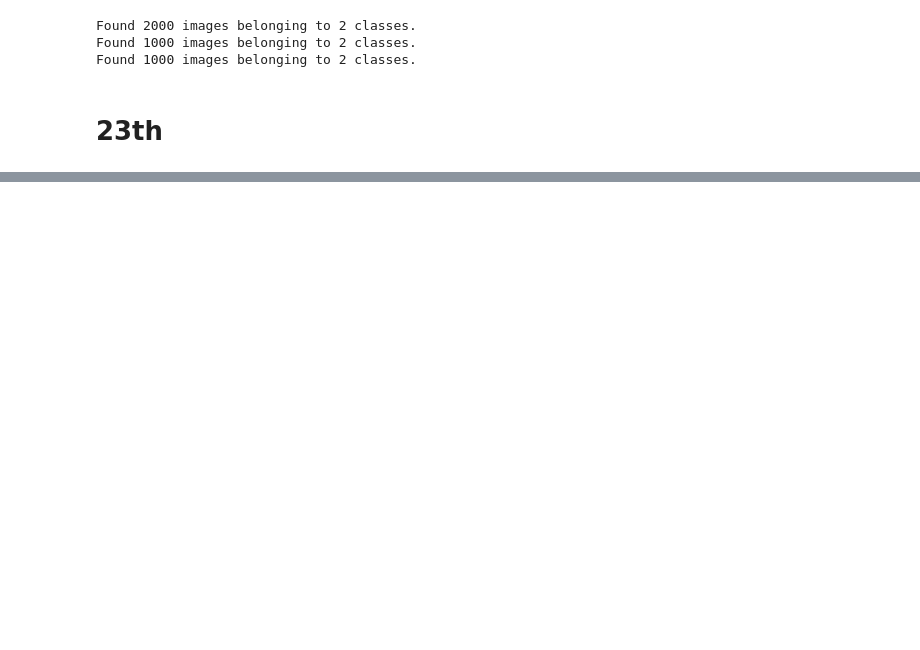
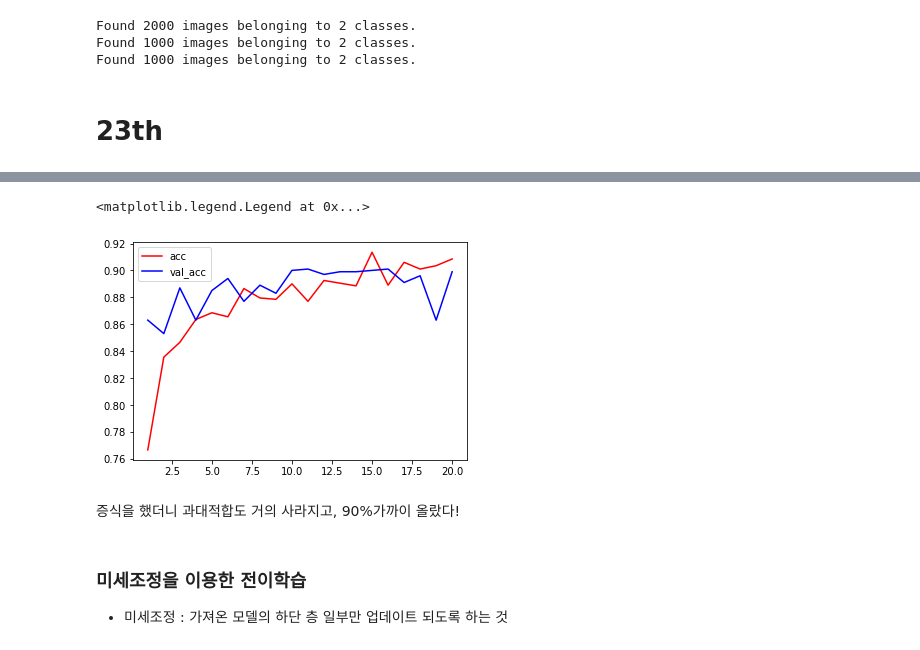
Before and after one commit to songmine/deepLearning_study, a Jupyter notebook: 8.강아지고양이 인식(21Oct~).ipynb, the cells around one changed output, grey strips where cells are left out. Drawn from its saved outputs; the diff is of its cells as text; code cells hidden in the pictures; blank space fills up the shorter version.

```diff
--- a/8.강아지고양이 인식(21Oct~).ipynb
+++ b/8.강아지고양이 인식(21Oct~).ipynb
@@ -405,0 +572,22 @@ train_feature = np.reshape()
+# %%
+train_generator = train_gen.flow_from_directory(
+                    train_dir,
+                    target_size = (150,150),
+                    batch_size = 20,
+                    class_mode = "binary"
+                    )
+
+
+test_generator = test_gen.flow_from_directory(
+                    test_dir,
+                    target_size = (150,150),
+                    batch_size = 20,
+                    class_mode = "binary"
+                  )
+
+validation_generator = validation_gen.flow_from_directory(
+                        validation_dir,
+                        target_size = (150,150),
+                        batch_size = 20,
+                        class_mode = "binary"
+                      )
@@ -405,0 +598,12 @@ train_feature = np.reshape()
+# %%
+#from tensorflow.keras import optimizers
+
+model4.compile(loss="binary_crossentropy",
+              optimizer="adam",         #optimizers.RMSprop(lr=2e-5),
+              metrics=["acc"])
+# %%
+h4 = model4.fit(train_generator,
+               epochs=20,
+               steps_per_epoch=100,       ##20개씩 땡겨오고 2000개이므로 100  ##20개씩넘어오니 batch_size는 필요없음
+               validation_data=validation_generator,
+               validation_steps=50)
@@ -405,0 +628,19 @@ train_feature = np.reshape()
+# %%
+import matplotlib.pyplot as plt
+
+acc = h4.history["acc"]
+val_acc = h4.history["val_acc"]
+
+epochs = range(1, len(acc) + 1)
+
+plt.plot(epochs, acc, 'r', label='acc')
+plt.plot(epochs, val_acc, 'b', label='val_acc')
+plt.legend()
+# %% [output]
+<matplotlib.legend.Legend at 0x...>
+[figure, added]
+# %% [markdown]
+증식을 했더니 과대적합도 거의 사라지고, 90%가까이 올랐다!
+# %% [markdown]
+### 미세조정을 이용한 전이학습
+- 미세조정 : 가져온 모델의 하단 층 일부만 업데이트 되도록 하는 것
```
Also changed, not shown: parts of 44 cells of this notebook, 2 other files.
